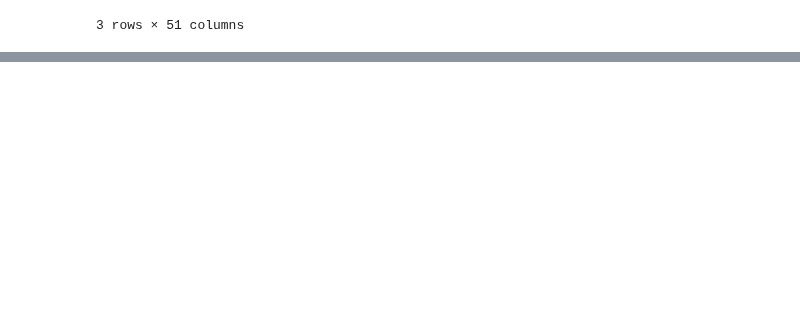
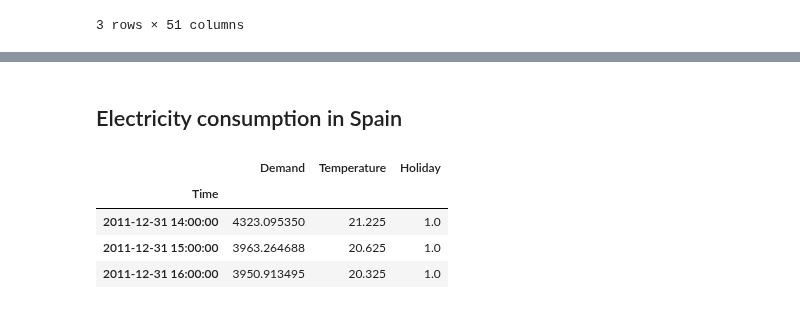
Before and after one commit to skforecast/skforecast, a Jupyter notebook: dev/benchmark-statistical-models.ipynb, the cells around one changed output, grey strips where cells are left out. Saved outputs shown, nothing was run; the diff lists cells and outputs as text; code cells hidden in the pictures; blank space fills up the shorter version.

```diff
--- a/dev/benchmark-statistical-models.ipynb
+++ b/dev/benchmark-statistical-models.ipynb
@@ -403,0 +459,28 @@ ax.legend();
+# %% [markdown]
+## Electricity consumption in Spain
+# %%
+# Data downloading
+# ==============================================================================
+data = fetch_dataset(name="vic_electricity", raw=False, verbose=False)
+
+# Aggregating in 1H intervals
+# ==============================================================================
+# The Date column is eliminated so that it does not generate an error when aggregating.
+data = data.drop(columns="Date")
+data = (
+    data
+    .resample(rule="h", closed="left", label="right")
+    .agg({
+        "Demand": "mean",
+        "Temperature": "mean",
+        "Holiday": "mean",
+    })
+)
+
+data.head(3)
+# %% [output]
+|  | Demand | Temperature | Holiday |
+| Time |  |  |  |
+| 2011-12-31 14:00:00 | 4323.095350 | 21.225 | 1.0 |
+| 2011-12-31 15:00:00 | 3963.264688 | 20.625 | 1.0 |
+| 2011-12-31 16:00:00 | 3950.913495 | 20.325 | 1.0 |
```
Also changed, not shown: parts of 14 cells of this notebook, 2 other files.
